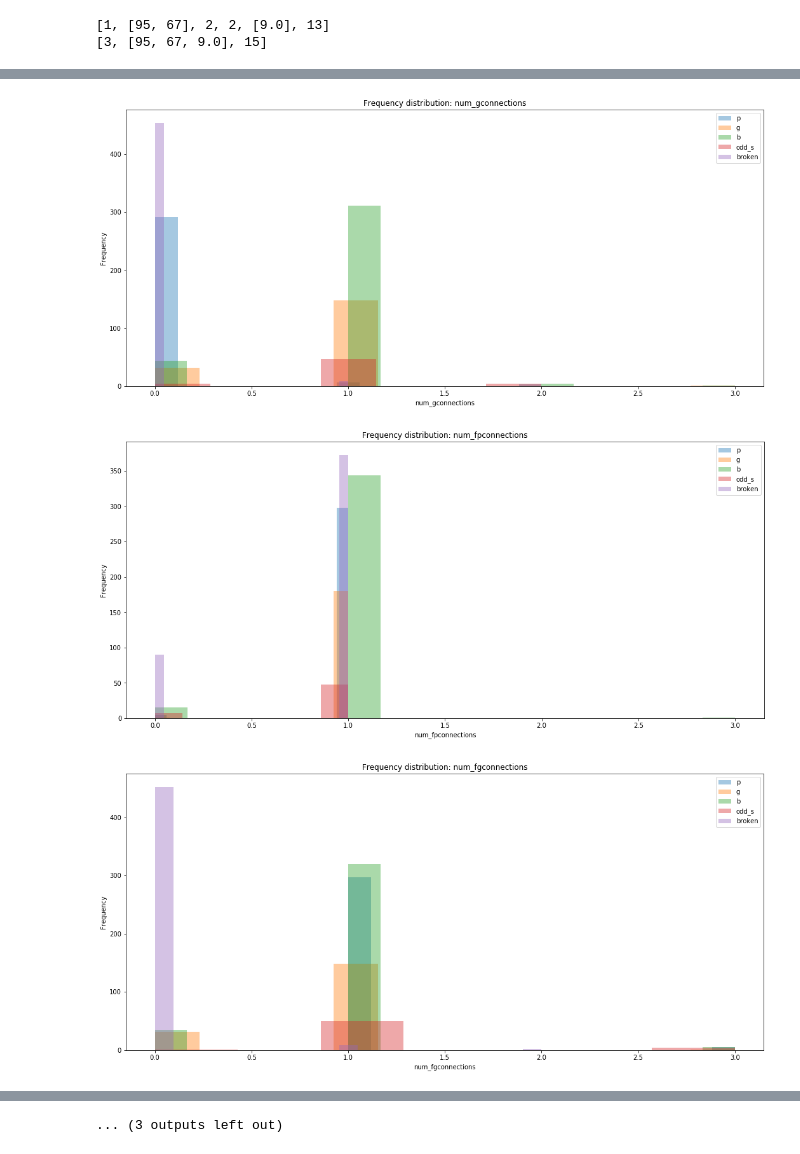
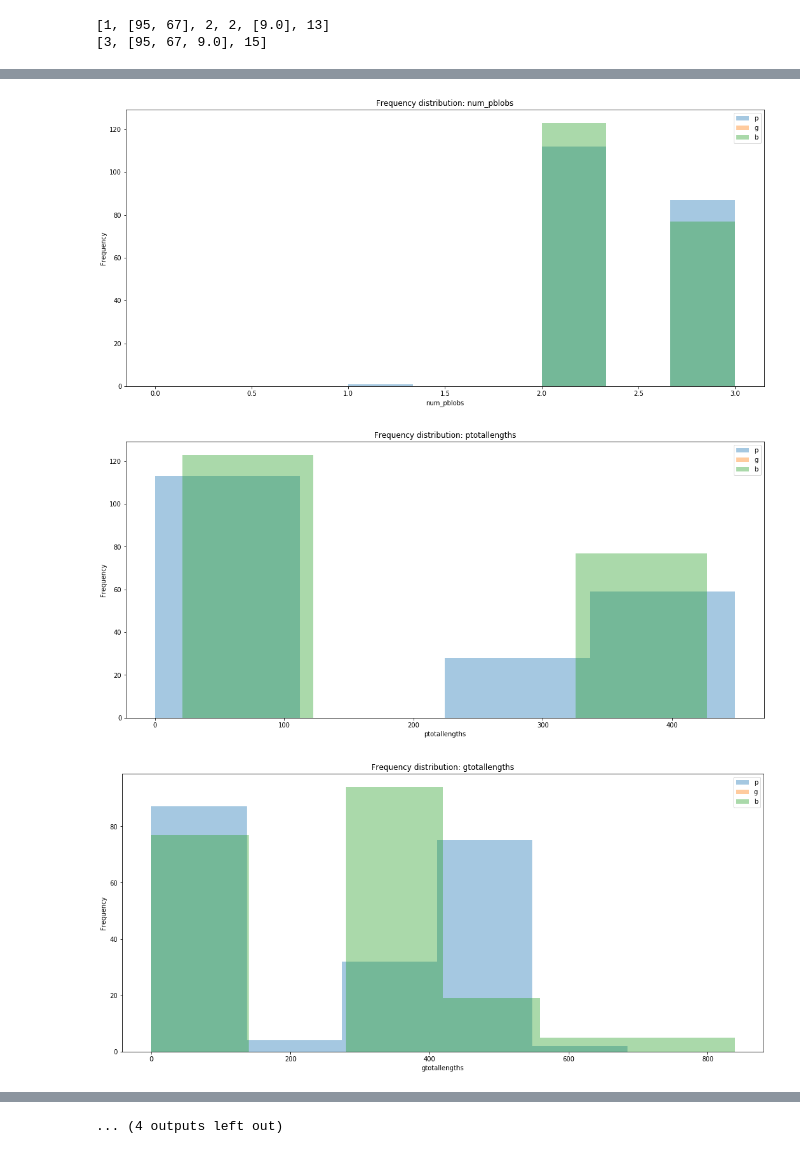
Before and after one commit to TchakamauRa/Soft-Matter, a Jupyter notebook: shape_testing_multiple -Realboth.ipynb, the cells around one changed output, grey strips where cells are left out. Cells and saved outputs as stored; diff of their text form; code cells hidden in the pictures.

```diff
--- a/shape_testing_multiple -Realboth.ipynb
+++ b/shape_testing_multiple -Realboth.ipynb
@@ -93,7 +93,7 @@ def total_threshold_filter(framelist, framesetname):
     expected_blobs = 4
     expected_connections = 5
     p_bond = 15*1
-    g_bond = 15*1
+    g_bond = 15*.95
     fp_bond = 15*1.4
     fg_bond = 15*1.5
 
@@ -108,19 +108,19 @@ def total_threshold_filter(framelist, framesetname):
         frame = framelist[i]
         thresh_img = frame > threshold_isodata(frame)# binary image
 
-        phighlight = morphology.binary_opening(thresh_img, disk(8))
+        phighlight = morphology.binary_opening(thresh_img, disk(9))
         img = np.copy(frame)
         img[phighlight==0] = 0
-        pblobs =skimage.feature.blob_doh(img, min_sigma =8, max_sigma = 16, threshold = 0.02, num_sigma= 15, overlap=0.5)
+        pblobs =skimage.feature.blob_doh(img, min_sigma =8, max_sigma = 16, threshold = 0.008, num_sigma= 15, overlap=0.5)
 
         ghighlight = gaussian(
         opening(
              (thresh_img^phighlight)
-                           , disk(1)), sigma = 0.65)
+                           , disk(2)), sigma = 0.65)
 
         img = np.copy(frame)
         img[ghighlight==0] = 0
-        gblobs =skimage.feature.blob_doh(img, min_sigma =9, max_sigma = 16, threshold = 0.005, num_sigma= 15, overlap=0.2)
+        gblobs =skimage.feature.blob_doh(img, min_sigma =7, max_sigma = 16, threshold = 0.012)
 
 
         blobset.append([pblobs, gblobs])
@@ -207,6 +207,6 @@ phantom_frames = {"p" : list(range(1222, 2022, 4)),
                   "c" :list(range(30816, 30375, -2)),
                  "broken" :list(range(30340, 30288, -1)) ,
                  "odd_s" :[]}"""
-phantom_frame_sets = [phantom_frames],
+phantom_frame_sets = [phantom_frames]
 trigger_frames = [1]
 # %% [output]
@@ -358,7 +356,7 @@ for name in simplenames:
     plt.title("Frequency distribution: " + name)
     plt.xlabel(name)
     plt.ylabel("Frequency")
-    for j in range(0, num_shape_cats):
+    for j in range(0, num_shape_cats-2):
         x = klist[j]
         sns.distplot(x, hist = True, kde=False,rug=False, label = framesetnames[j])
     plt.legend()
@@ -409,3 +424,3 @@ broken : 0
-[figure, old version]
+[figure, new version]
-[figure, old version]
+[figure, new version]
-[figure, old version]
+[figure, new version]
@@ -418,4 +432,4 @@ broken : 0
-... (3 outputs left out)
+... (4 outputs left out)
 # %%
 """After first tests"""
 # use area information from properties
```
Also changed, not shown: parts of 7 cells of this notebook, 3 other files.
